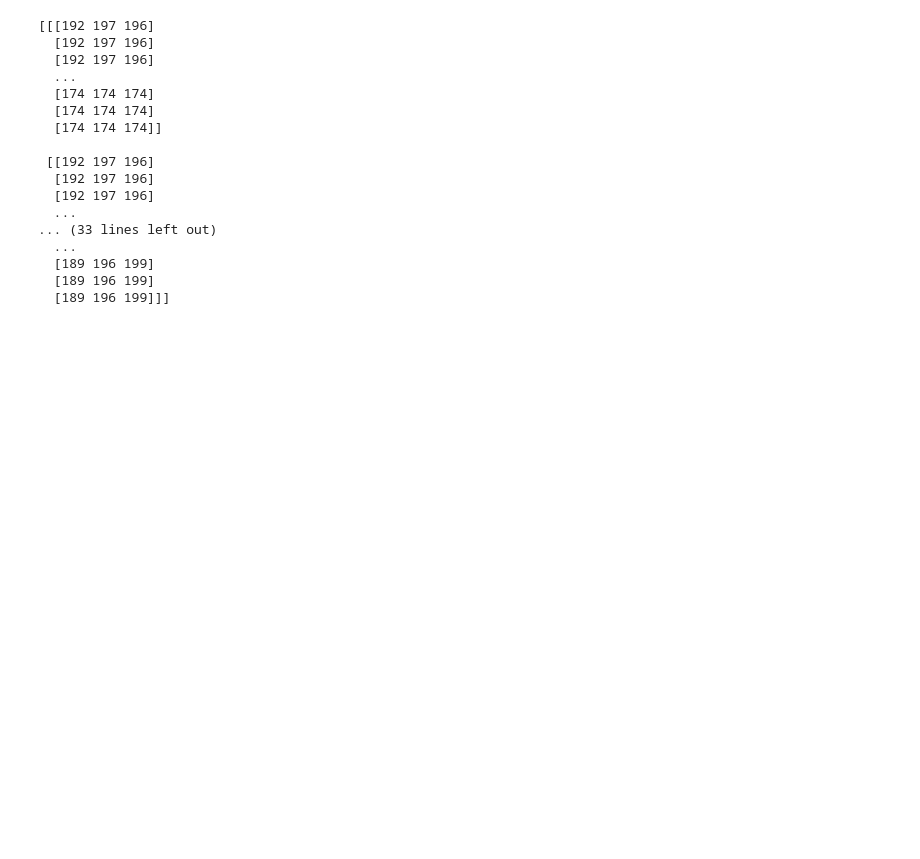
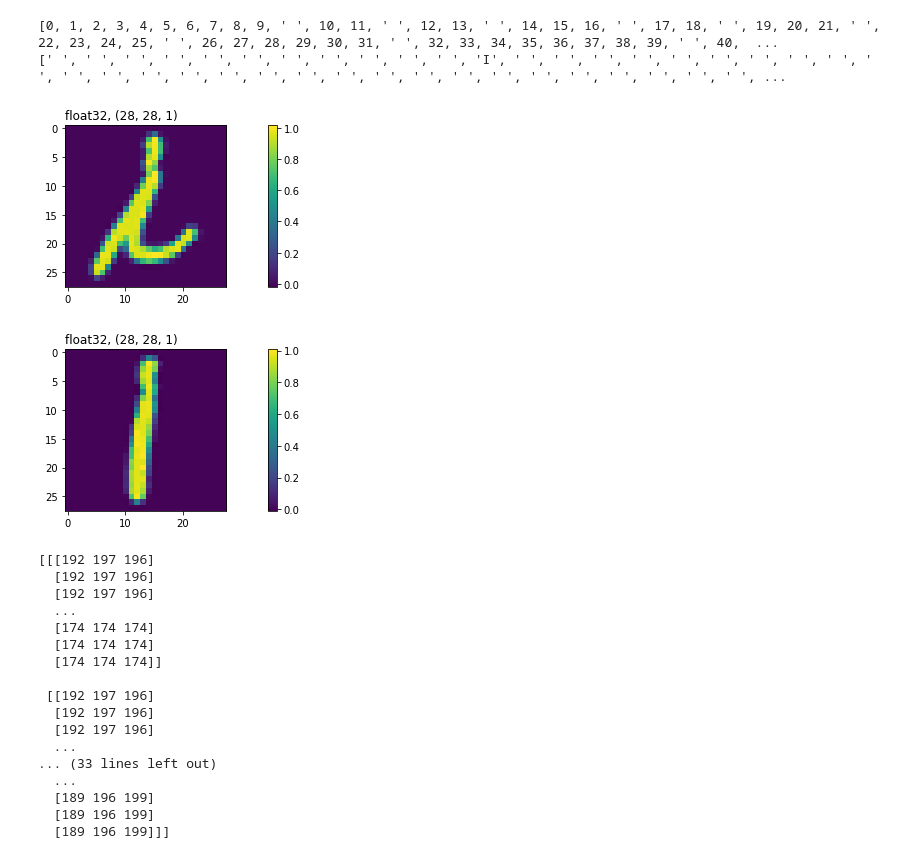
Before and after one commit to KDG21/TIL, a Jupyter notebook: DL/My_applicate.ipynb, the cells around one changed output. Cells and saved outputs as stored; diff of their text form; code cells hidden in the pictures; blank space fills up the shorter version.

```diff
--- a/DL/My_applicate.ipynb
+++ b/DL/My_applicate.ipynb
@@ -40,0 +186,3 @@ show_image(img_letter, y_offset=15, y_steps=66)
+# %%
+predictions = model.predict(crop_images)
+print(predictions)   # 예측률
@@ -40,0 +203,32 @@ show_image(img_letter, y_offset=15, y_steps=66)
+# %%
+# 학습 된 모델을 사용하여 잘라낸 이미지를 예측
+class_names =list(" ABCDEFGHIJKLMNOPQRSTUVWXYZ")
+true_msg = list("TENSORFLOWISANENDTOENDOPENSOURCEPLATFORMFORMACHINELEARNING")
+split_pos = [9, 11, 13, 16, 18, 21, 25, 31, 39, 42, 49]
+pred_msg, corr_msg , errors =[],[],[]
+
+for  i, pred in enumerate(predictions):
+    pred_str = class_names[np.argmax(pred)]
+    pred_msg.append(i)
+
+    if pred_str != true_msg[i]:
+        corr_msg.append(true_msg[i])
+        errors.append(i)
+
+    else:
+        corr_msg.append(" ")
+
+    if  i  in split_pos:
+        pred_msg.append(" ")
+        corr_msg.append(" ")
+
+print("".join(str(pred_msg)))
+print("". join(str(corr_msg)))
+
+for  i in errors:
+    show_image(crop_images[i])
+# %% [output]
+[0, 1, 2, 3, 4, 5, 6, 7, 8, 9, ' ', 10, 11, ' ', 12, 13, ' ', 14, 15, 16, ' ', 17, 18, ' ', 19, 20, 21, ' ', 22, 23, 24, 25, ' ', 26, 27, 28, 29, 30, 31, ' ', 32, 33, 34, 35, 36, 37, 38, 39, ' ', 40,  ...
+[' ', ' ', ' ', ' ', ' ', ' ', ' ', ' ', ' ', ' ', ' ', 'I', ' ', ' ', ' ', ' ', ' ', ' ', ' ', ' ', ' ', ' ', ' ', ' ', ' ', ' ', ' ', ' ', ' ', ' ', ' ', ' ', ' ', ' ', ' ', ' ', ' ', ' ', ' ', ' ', ...
+[figure, added]
+[figure, added]
```
Also changed, not shown: parts of 10 cells of this notebook, 4 other files.
